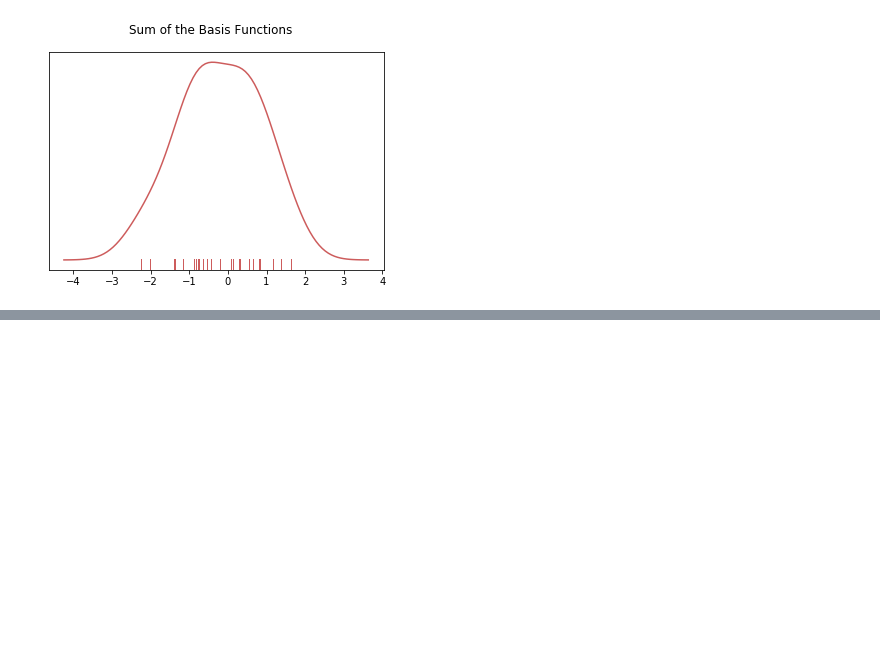
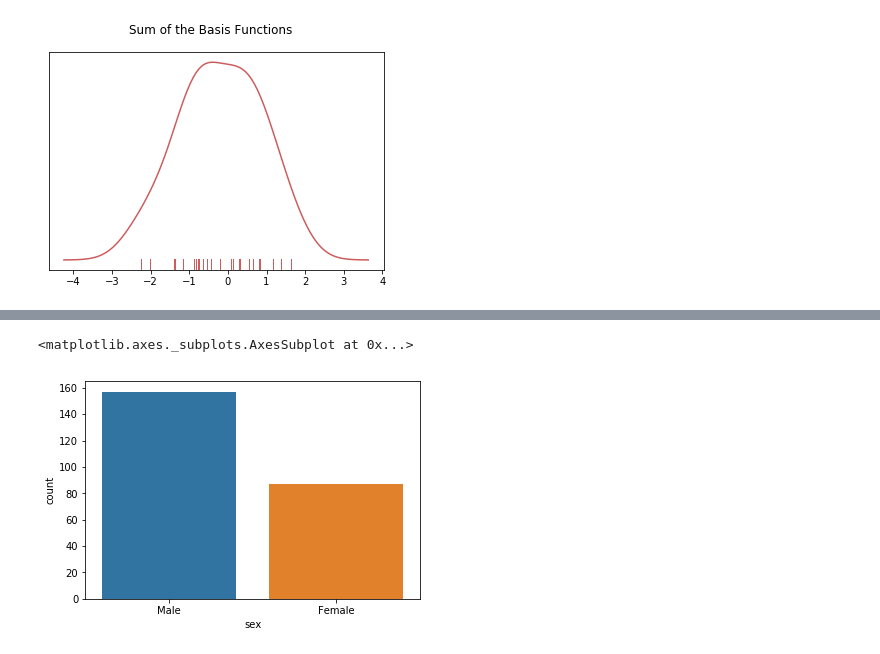
Before and after one commit to Jaimetorres003/Data-Visualization, a Jupyter notebook: Seaborn Statistical Plotting Library.ipynb, the cells around one changed output, grey strips where cells are left out. Saved outputs shown, nothing was run; the diff lists cells and outputs as text; code cells hidden in the pictures; blank space fills up the shorter version.

```diff
--- a/Seaborn Statistical Plotting Library.ipynb
+++ b/Seaborn Statistical Plotting Library.ipynb
@@ -113,0 +130,6 @@ Text(0.5,0.98,'Sum of the Basis Functions')
+# %%
+#count plot, estimator is counting number of occurrances. We are only concerned with the x variable with countplot.
+sns.countplot(x='sex', data=tips)
+# %% [output]
+<matplotlib.axes._subplots.AxesSubplot at 0x...>
+[figure, added]
```
Also changed, not shown: parts of 16 cells of this notebook.
